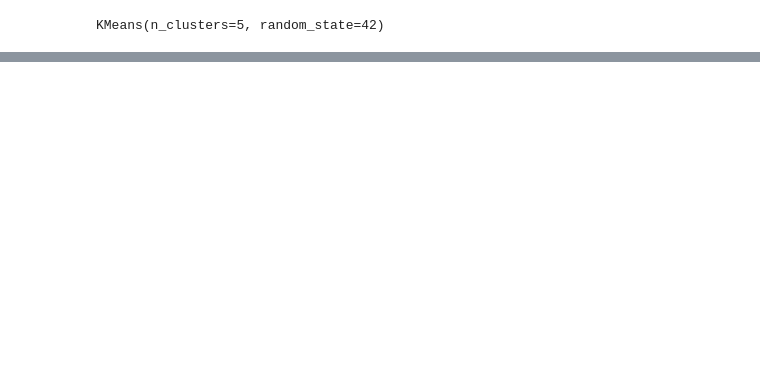
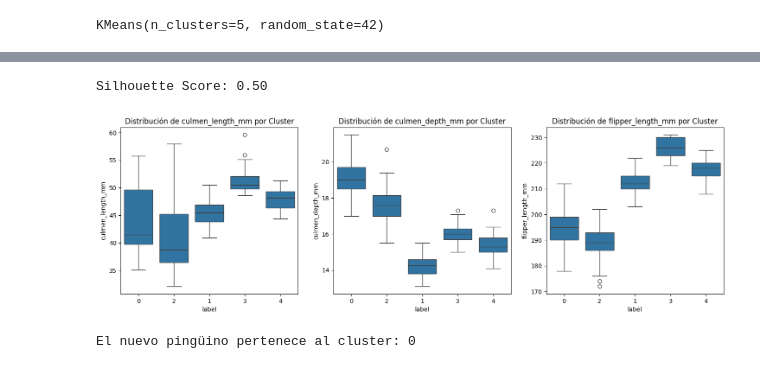
Before and after one commit to kcire42/KMeans, a Jupyter notebook: Code/KMeans.ipynb, the cells around one changed output, grey strips where cells are left out. Cells and saved outputs as stored; diff of their text form; code cells hidden in the pictures; blank space fills up the shorter version.

```diff
--- a/Code/KMeans.ipynb
+++ b/Code/KMeans.ipynb
@@ -162,0 +167,19 @@ stat_penguins
+# %%
+score = silhouette_score(penguins_preprocessed, kmeans.labels_)
+print(f'Silhouette Score: {score:.2f}')
+# %% [output]
+Silhouette Score: 0.50
+# %%
+# Convertir label a categórico para mejorar las visualizaciones
+penguins_df['label'] = penguins_df['label'].astype(str)
+
+# Gráficos de cajas para cada variable por cluster
+fig, axes = plt.subplots(1, 3, figsize=(18, 5))
+
+for i, col in enumerate(['culmen_length_mm', 'culmen_depth_mm', 'flipper_length_mm']):
+    sns.boxplot(x='label', y=col, data=penguins_df, ax=axes[i])
+    axes[i].set_title(f'Distribución de {col} por Cluster')
+
+plt.show()
+# %% [output]
+[figure, added]
@@ -162,0 +191,6 @@ stat_penguins
+# %%
+# Predecir a qué cluster pertenece
+cluster_predicho = kmeans.predict(nuevo_pingüino_scaled)
+print(f'El nuevo pingüino pertenece al cluster: {cluster_predicho[0]}')
+# %% [output]
+El nuevo pingüino pertenece al cluster: 0
```
Also changed, not shown: parts of 11 cells of this notebook.
